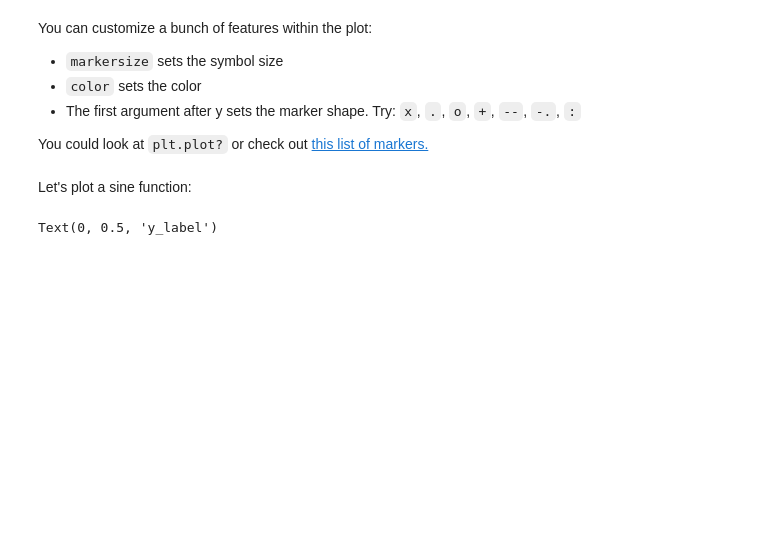
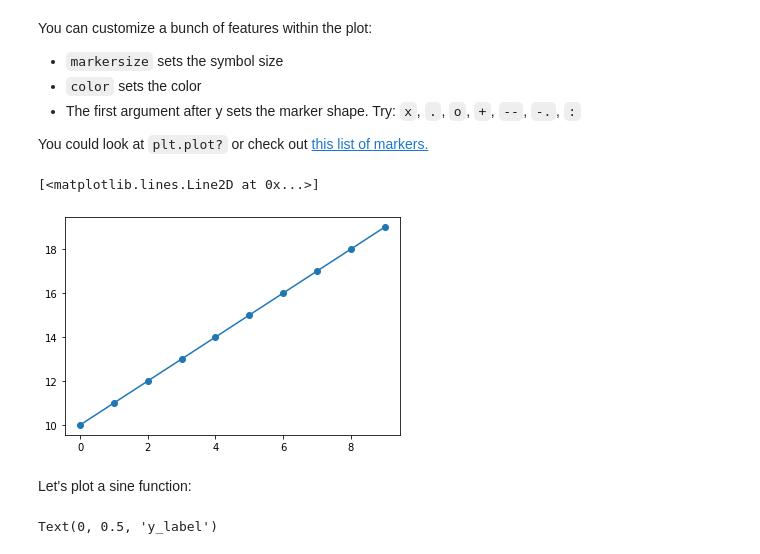
Before and after one commit to RyanRabbott/Astro3190_Abbott, a Jupyter notebook: lessons/06-plotting_Abbott.ipynb, the cells around one changed output. Saved outputs shown, nothing was run; the diff lists cells and outputs as text; code cells hidden in the pictures; blank space fills up the shorter version.

```diff
--- a/lessons/06-plotting_Abbott.ipynb
+++ b/lessons/06-plotting_Abbott.ipynb
@@ -48,6 +49,11 @@ You can customize a bunch of features within the plot:
 * The first argument after y sets the marker shape. Try: `x`, `.`, `o`, `+`, `--`, `-.`, `:`
 
 You could look at `plt.plot?` or check out [this list of markers.](https://matplotlib.org/3.1.0/api/markers_api.html)
+# %%
+plt.plot(x,y, marker='o')
+# %% [output]
+[<matplotlib.lines.Line2D at 0x...>]
+[figure, added]
 # %% [markdown]
 Let's plot a sine function:
 # %%
```
Also changed, not shown: parts of 13 cells of this notebook.
